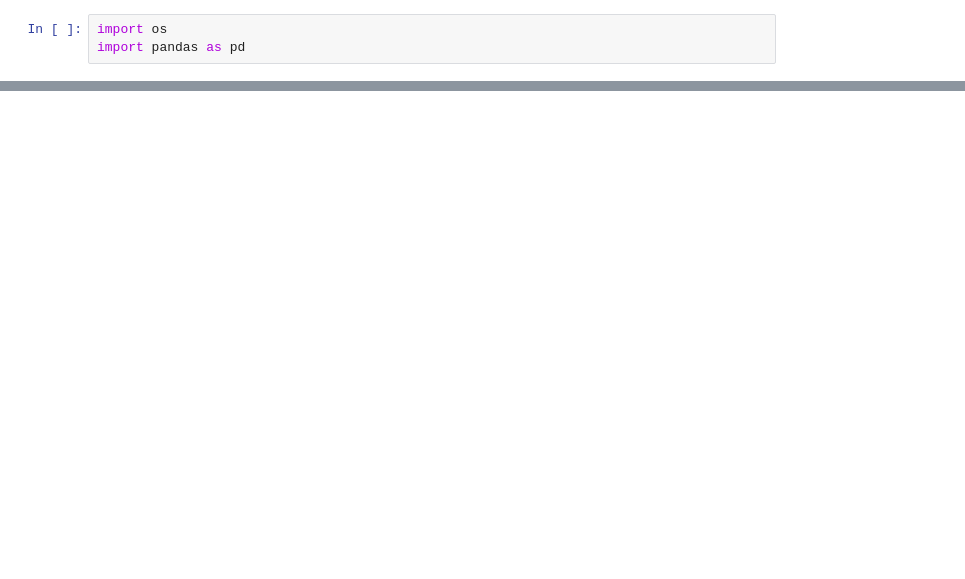
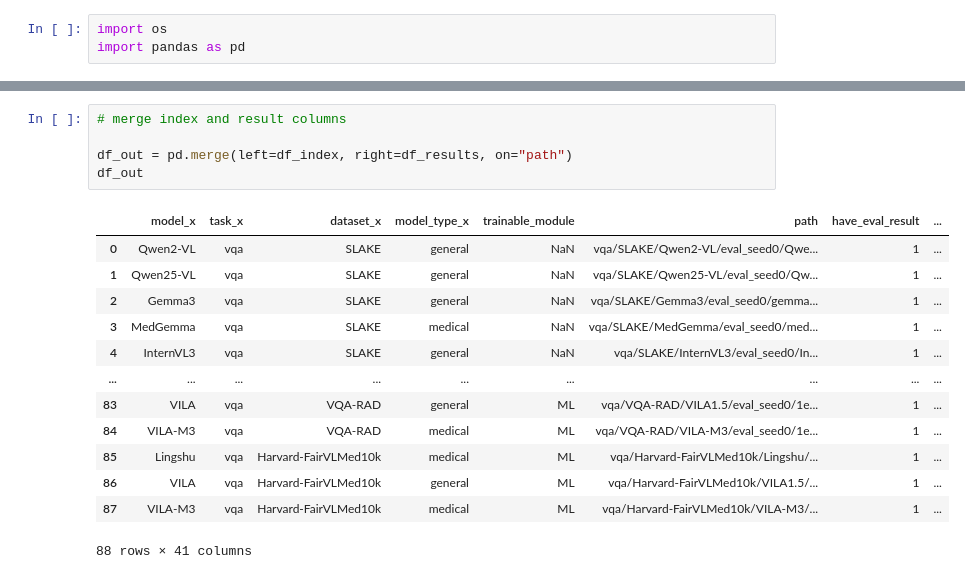
Before and after one commit to Nanboy-Ronan/MedVLMBench, a Jupyter notebook: notebooks/yuan/postprocess/combine_results.ipynb, the cells around one changed output, grey strips where cells are left out. Drawn from its saved outputs; the diff is of its cells as text; blank space fills up the shorter version.

```diff
--- a/notebooks/yuan/postprocess/combine_results.ipynb
+++ b/notebooks/yuan/postprocess/combine_results.ipynb
@@ -37,0 +70,19 @@ for i in range()
+# %%
+# merge index and result columns
+
+df_out = pd.merge(left=df_index, right=df_results, on="path")
+df_out
+# %% [output]
+|  | model_x | task_x | dataset_x | model_type_x | trainable_module | path | have_eval_result | ... |
+| 0 | Qwen2-VL | vqa | SLAKE | general | NaN | vqa/SLAKE/Qwen2-VL/eval_seed0/Qwe... | 1 | ... |
+| 1 | Qwen25-VL | vqa | SLAKE | general | NaN | vqa/SLAKE/Qwen25-VL/eval_seed0/Qw... | 1 | ... |
+| 2 | Gemma3 | vqa | SLAKE | general | NaN | vqa/SLAKE/Gemma3/eval_seed0/gemma... | 1 | ... |
+| 3 | MedGemma | vqa | SLAKE | medical | NaN | vqa/SLAKE/MedGemma/eval_seed0/med... | 1 | ... |
+| 4 | InternVL3 | vqa | SLAKE | general | NaN | vqa/SLAKE/InternVL3/eval_seed0/In... | 1 | ... |
+| ... | ... | ... | ... | ... | ... | ... | ... | ... |
+| 83 | VILA | vqa | VQA-RAD | general | ML | vqa/VQA-RAD/VILA1.5/eval_seed0/1e... | 1 | ... |
+| 84 | VILA-M3 | vqa | VQA-RAD | medical | ML | vqa/VQA-RAD/VILA-M3/eval_seed0/1e... | 1 | ... |
+| 85 | Lingshu | vqa | Harvard-FairVLMed10k | medical | ML | vqa/Harvard-FairVLMed10k/Lingshu/... | 1 | ... |
+| 86 | VILA | vqa | Harvard-FairVLMed10k | general | ML | vqa/Harvard-FairVLMed10k/VILA1.5/... | 1 | ... |
+| 87 | VILA-M3 | vqa | Harvard-FairVLMed10k | medical | ML | vqa/Harvard-FairVLMed10k/VILA-M3/... | 1 | ... |
+88 rows × 41 columns
```
Also changed, not shown: parts of 16 cells of this notebook, 47 other files.
